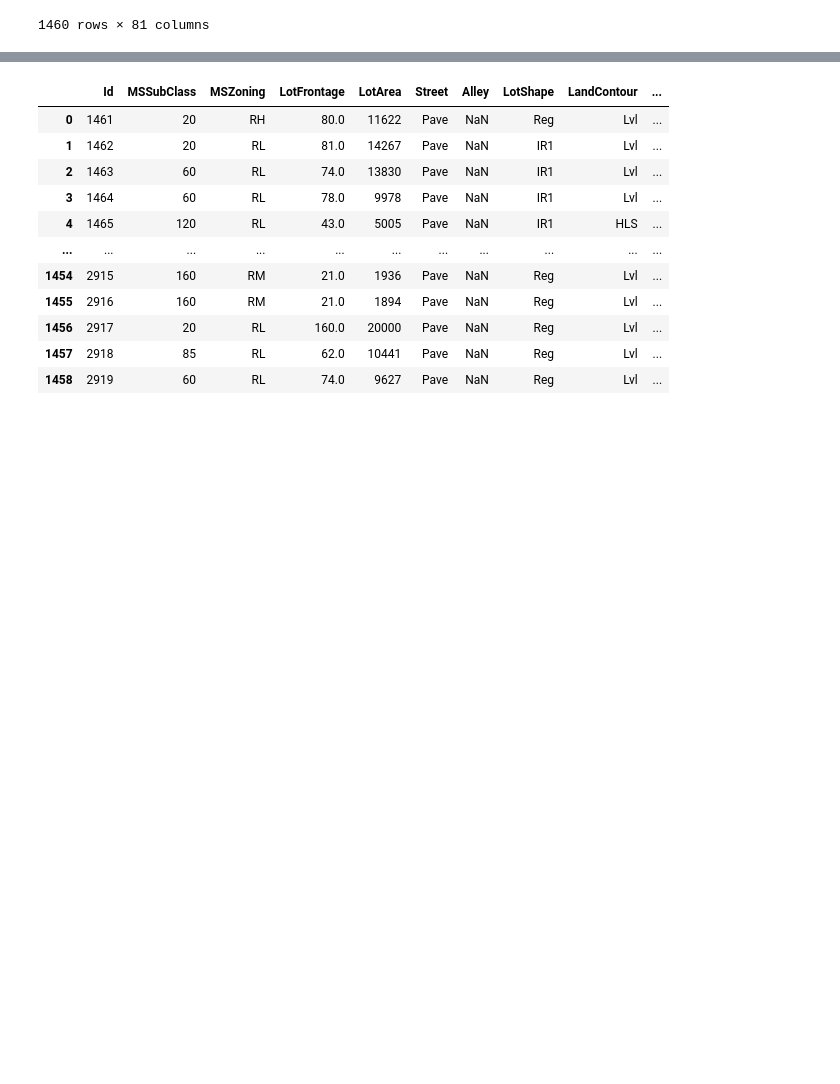
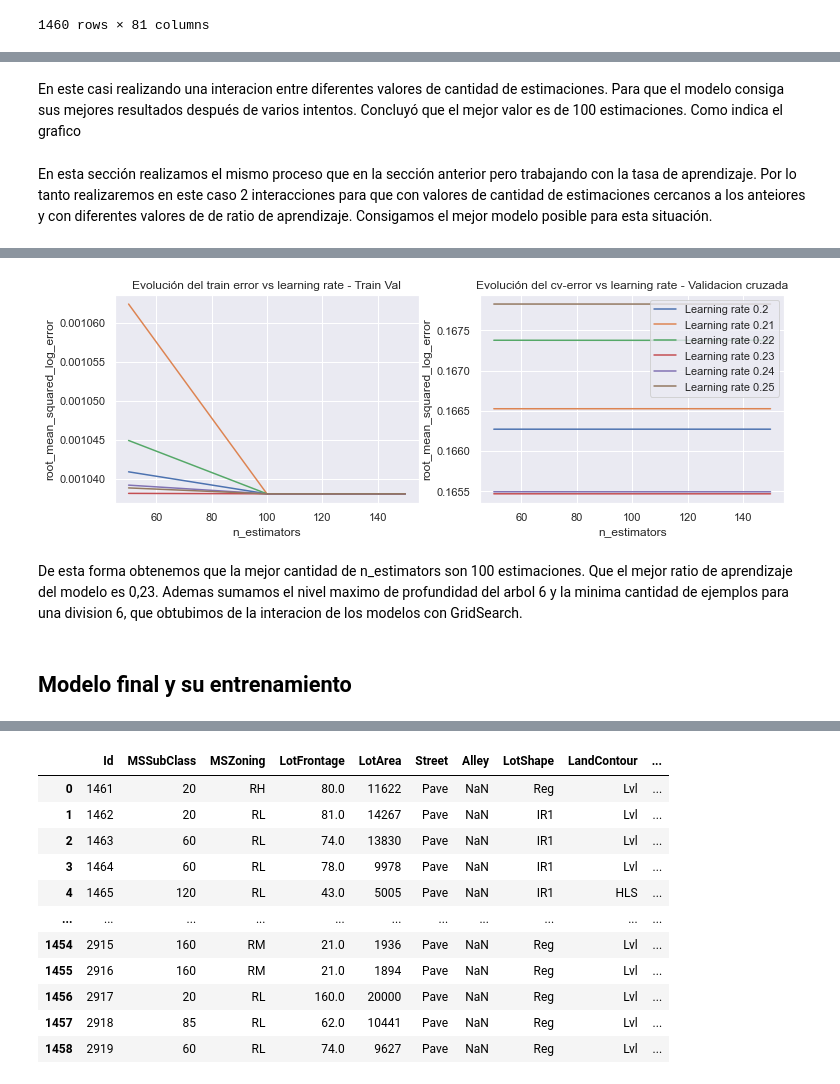
Before and after one commit to nachomohamed/Hackathon_Henry, a Jupyter notebook: Calculo_House.ipynb, the cells around one changed output, grey strips where cells are left out. Drawn from its saved outputs; the diff is of its cells as text; code cells hidden in the pictures; blank space fills up the shorter version.

```diff
--- a/Calculo_House.ipynb
+++ b/Calculo_House.ipynb
@@ -181,0 +352,73 @@ round(mean_squared_log_error(Y_val, reg.predict(X_val)),3)
+# %% [markdown]
+En este casi realizando una interacion entre diferentes valores de cantidad de estimaciones. Para que el modelo consiga sus mejores resultados después de varios intentos. Concluyó que el mejor valor es de 100 estimaciones. Como indica el grafico
+# %% [markdown]
+En esta sección realizamos el mismo proceso que en la sección anterior pero trabajando con la tasa de aprendizaje. Por lo tanto realizaremos en este caso 2 interacciones para que con valores de cantidad de estimaciones cercanos a los anteiores y con diferentes valores de de ratio de aprendizaje. Consigamos el mejor modelo posible para esta situación.
+# %%
+resultados = {}
+
+# Valores evaluados
+learning_rates = [0.2,0.21,0.22,0.23,0.24,0.25]
+n_estimators   = [50, 100, 150]
+
+
+# Bucle para entrenar un modelo con cada combinacion de  learning_rate y n_estimator
+# y extraer su error de entrenamiento y k-cross-validation.
+for learning_rate in learning_rates:
+    train_scores = []
+    cv_scores    = []
+
+    for n_estimator in n_estimators:
+
+        print("estimador: ",n_estimator, " learning_rate: ",learning_rate)
+
+        # Creamos el modelo con los valores de cada iteracion
+        modelo = GradientBoostingRegressor(
+                        n_estimators = n_estimator,
+                        learning_rate = learning_rate,
+                        loss         = 'squared_error',
+                        max_features = 'auto',
+                        max_depth    = 30,
+                        min_samples_split = 6,
+                        random_state = 0
+                )
+
+        # Hacemos la validacion cruzada para obtener RMSLE de la validacion cruzada
+        scores =  cross_validate(
+                        estimator = modelo,
+                        X         = X,
+                        y         = Y,
+                        scoring   =('neg_mean_squared_log_error'),
+                        cv        = 5
+                )
+        # Se agregan los scores de cross_val_score() y se pasa a positivo
+        cv_scores.append(math.sqrt(-1*scores["test_score"].mean()))
+        print("RMSLE de la validacion cruzada: ",math.sqrt(-1*scores["test_score"].mean()))
+
+
+        # Entrenamos el modelo y generamos la prediccion, para despues calcular el RMSLE de la prediccion
+        modelo.fit(X, Y)
+        predicciones = modelo.predict(X = X)
+        rmse = mean_squared_log_error(
+                y_true  = Y,
+                y_pred  = predicciones,
+                squared = False
+               )
+        train_scores.append(rmse)
+        print("RMSLE de la predict: ",rmse)
+    resultados[learning_rate] = {'train_scores': train_scores, 'cv_scores': cv_scores}
+
+# Gráfico con la evolución de los errores de entrenamiento
+fig, axs = plt.subplots(nrows=1, ncols=2, figsize=(12, 3.84))
+
+for key, value in resultados.items():
+    axs[0].plot(n_estimators, value['train_scores'], label=f"Learning rate {key}")
+    axs[0].set_ylabel("root_mean_squared_log_error")
+    axs[0].set_xlabel("n_estimators")
+    axs[0].set_title("Evolución del train error vs learning rate - Train Val")
+
+    axs[1].plot(n_estimators, value['cv_scores'], label=f"Learning rate {key}")
+    axs[1].set_ylabel("root_mean_squared_log_error")
+    axs[1].set_xlabel("n_estimators")
+    axs[1].set_title("Evolución del cv-error vs learning rate - Validacion cruzada")
+    plt.legend()
+# %% [output]
@@ -181,0 +442,5 @@ round(mean_squared_log_error(Y_val, reg.predict(X_val)),3)
+[figure, added]
+# %% [markdown]
+De esta forma obtenemos que la mejor cantidad de n_estimators son 100 estimaciones. Que el mejor ratio de aprendizaje del modelo es 0,23. Ademas sumamos el nivel maximo de profundidad del arbol 6 y la minima cantidad de ejemplos para una division 6, que obtubimos de la interacion de los modelos con GridSearch.
+# %% [markdown]
+## Modelo final y su entrenamiento
```
Also changed, not shown: parts of 60 cells of this notebook, 1 other file.
